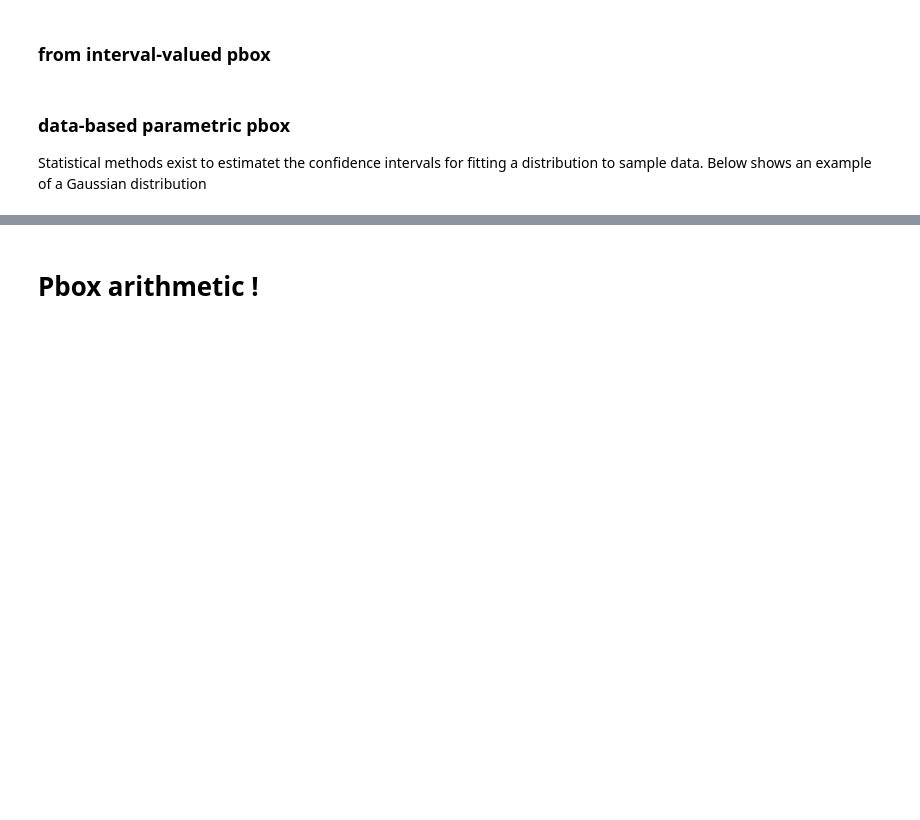
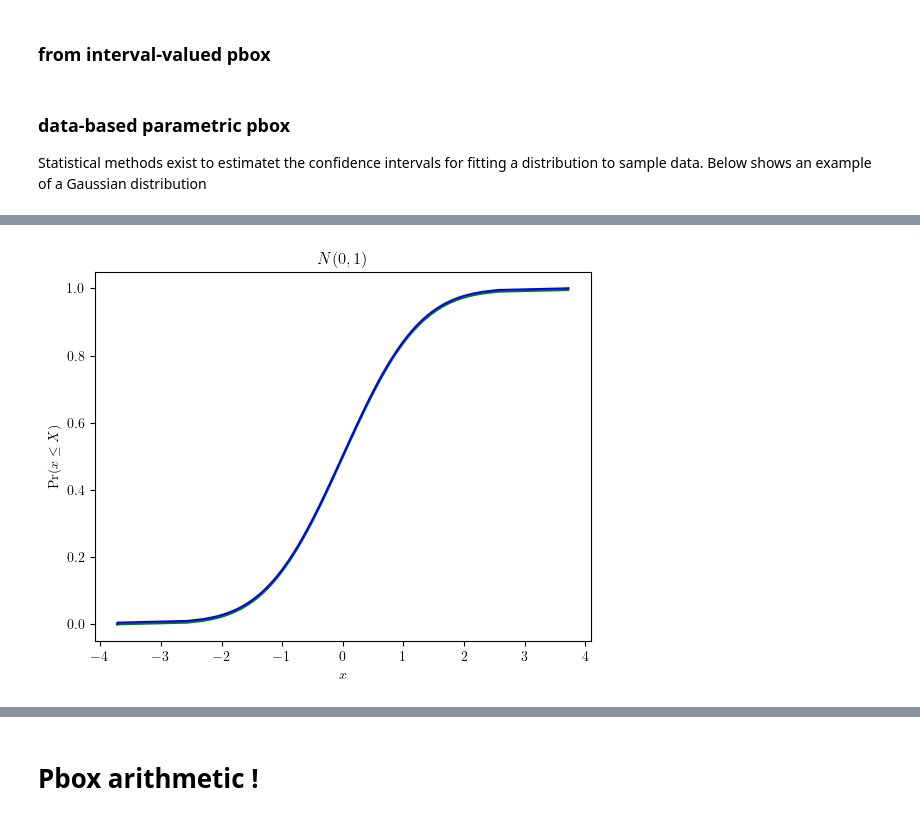
Before and after one commit to leslieDLcy/PyUncertainNumber, a Jupyter notebook: _personal/unglorfied_tests/Test_pba.ipynb, the cells around one changed output, grey strips where cells are left out. Cells and saved outputs as stored; diff of their text form; code cells hidden in the pictures; blank space fills up the shorter version.

```diff
--- a/_personal/unglorfied_tests/Test_pba.ipynb
+++ b/_personal/unglorfied_tests/Test_pba.ipynb
@@ -250,0 +269,5 @@ Statistical methods exist to estimatet the confidence intervals for fitting a di
+# %%
+# a precise distribution
+b = pba.norm(0, 1)
+_ = b.display(style='band', title='$N(0, 1)$')
+# %% [output]
@@ -250,0 +275 @@ Statistical methods exist to estimatet the confidence intervals for fitting a di
+[figure, added]
```
Also changed, not shown: parts of 35 cells of this notebook, 4 other files.
